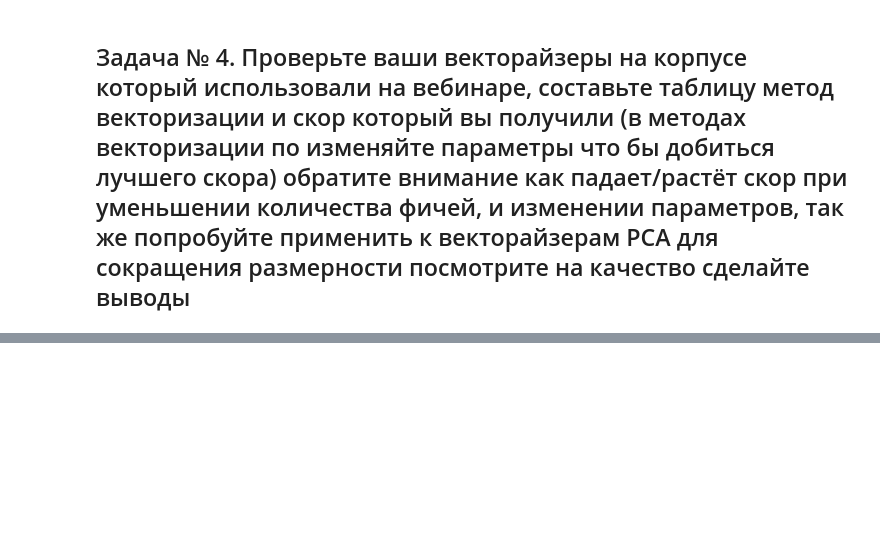
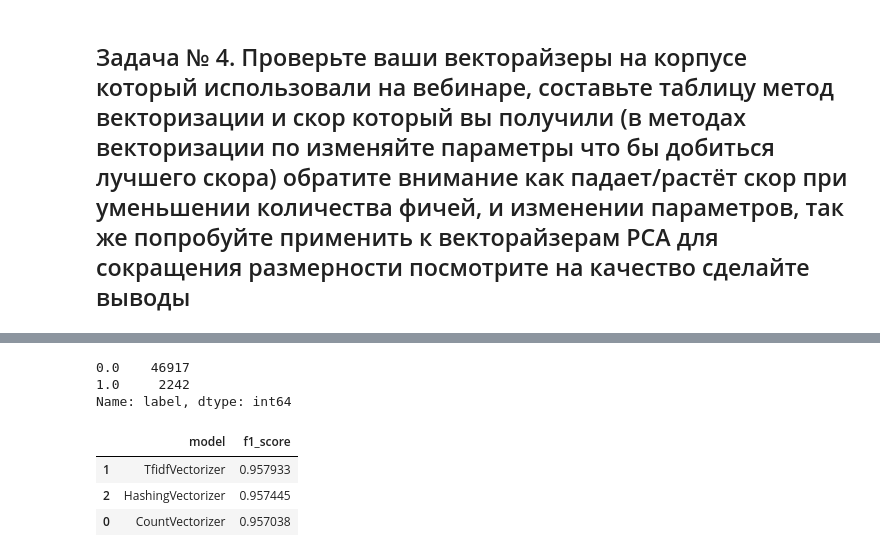
Before and after one commit to tigiridon/python, a Jupyter notebook: NVIDIA/hw2.ipynb, the cells around one changed output, grey strips where cells are left out. Saved outputs shown, nothing was run; the diff lists cells and outputs as text; code cells hidden in the pictures; blank space fills up the shorter version.

```diff
--- a/NVIDIA/hw2.ipynb
+++ b/NVIDIA/hw2.ipynb
@@ -247,0 +420,6 @@ HashingVectorizer_ctl.head(8)
+# %%
+tweet_stemmed = np.array([' '.join(x) for x in combine_df['tweet_stemmed']])
+# %%
+# Заполнение пропусков значениями, которые встречаются наиболее часто(мода).
+label_mode = combine_df['label'].mode()[0]
+combine_df.loc[combine_df['label'].isnull(), 'label'] = label_mode
@@ -247,0 +437,35 @@ HashingVectorizer_ctl.head(8)
+# %%
+combine_df['label'].value_counts()
+# %% [output]
+0.0    46917
+1.0     2242
+Name: label, dtype: int64
+# %%
+X_train, X_test, y_train, y_test = model_selection.train_test_split(tweet_stemmed, combine_df['label'])
+# %%
+# labelEncode целевую переменную
+encoder = preprocessing.LabelEncoder()
+y_train = encoder.fit_transform(y_train)
+y_test = encoder.fit_transform(y_test)
+# %%
+results = []
+
+for name, model in models:
+    model.fit(tweet_stemmed)
+    X_train_count = model.transform(X_train)
+    X_test_count = model.transform(X_test)
+
+    classifier.fit(X_train_count, y_train)
+    predictions = classifier.predict(X_test_count)
+
+    f1_score = accuracy_score(y_test, predictions)
+
+    results.append((name, f1_score))
+
+best_models_na2 = pd.DataFrame(results, columns = ['model','f1_score'])
+best_models_na2.sort_values('f1_score', ascending=False)
+# %% [output]
+|  | model | f1_score |
+| 1 | TfidfVectorizer | 0.957933 |
+| 2 | HashingVectorizer | 0.957445 |
+| 0 | CountVectorizer | 0.957038 |
```
Also changed, not shown: parts of 17 cells of this notebook, 1 other file.
